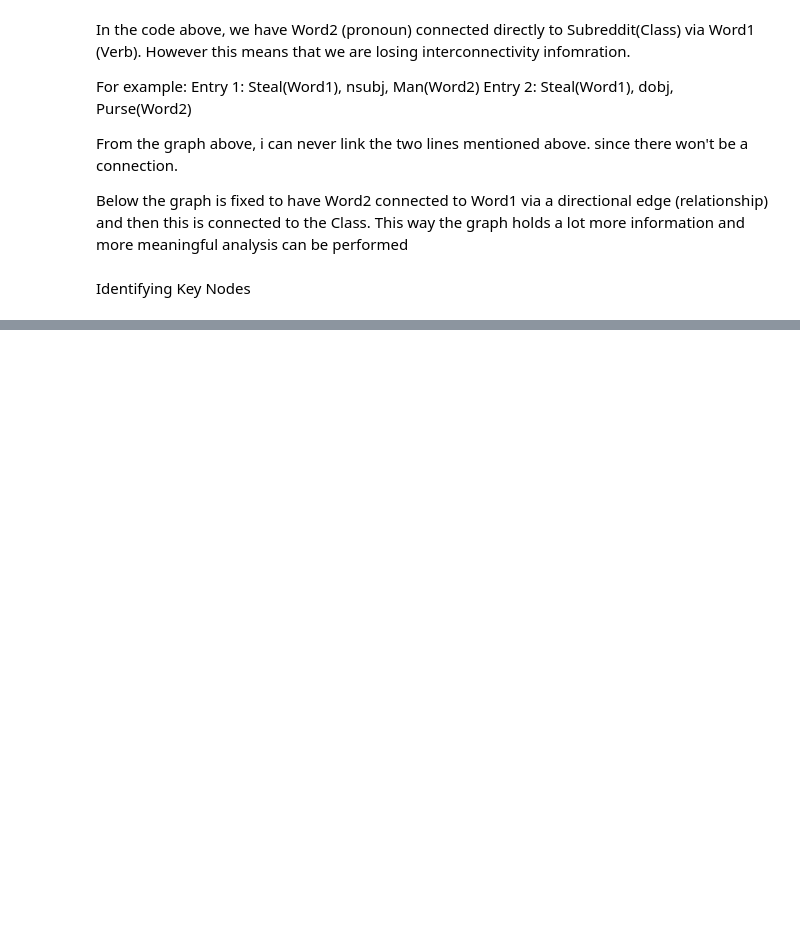
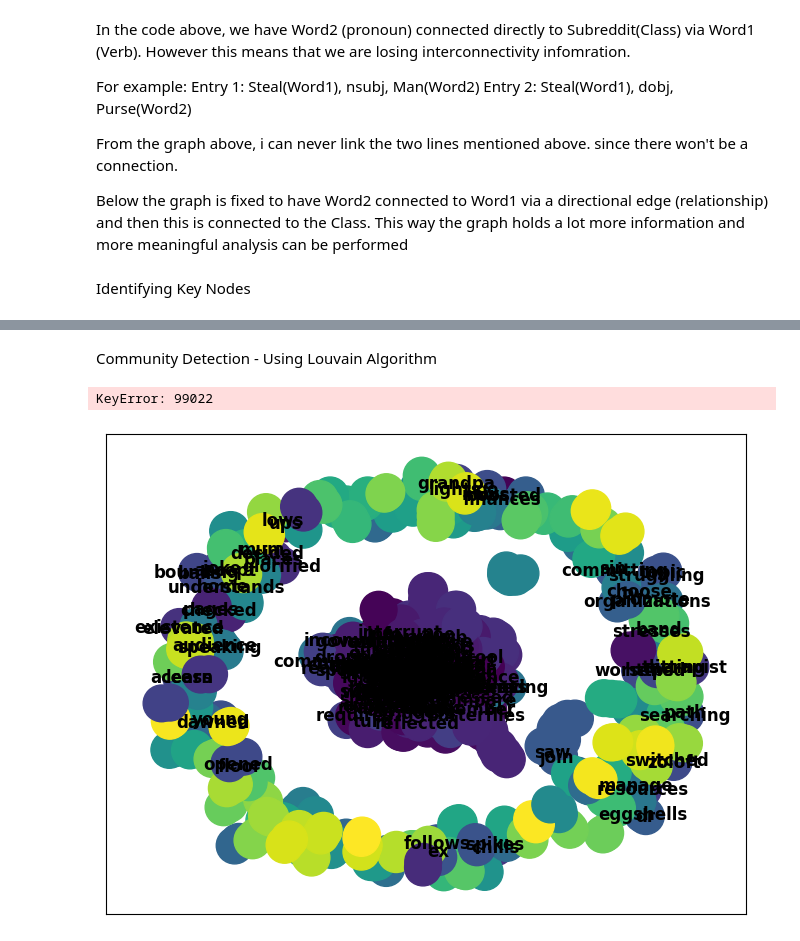
Before and after one commit to BigDataAssignment/mining-large-scale-data, a Jupyter notebook: GraphBuilding.ipynb, the cells around one changed output, grey strips where cells are left out. Cells and saved outputs as stored; diff of their text form; code cells hidden in the pictures; blank space fills up the shorter version.

```diff
--- a/GraphBuilding.ipynb
+++ b/GraphBuilding.ipynb
@@ -189,0 +254,42 @@ Identifying Key Nodes
+# %% [markdown]
+Community Detection - Using Louvain Algorithm
+# %%
+import community
+
+# Cypher query to get nodes and their labels, excluding nodes of type "Mental_Health_Disorder"
+query = """
+MATCH (n)
+WHERE NOT n:Mental_Health_Disorder
+RETURN id(n) as id, n.name as label
+"""
+
+result = graph.run(query)
+node_labels = {record['id']: record['label'] for record in result}
+
+# Cypher query to get relationships and their nodes, excluding nodes of type "Mental_Health_Disorder"
+query = """
+MATCH (n)-[r]->(m)
+WHERE NOT n:Mental_Health_Disorder AND NOT m:Mental_Health_Disorder
+RETURN id(n) as source, id(m) as target
+"""
+
+result = graph.run(query)
+edges = [(record['source'], record['target']) for record in result]
+
+# Create a networkx graph from the edges
+G = nx.Graph(edges)
+
+# Perform Louvain community detection
+partition = community.best_partition(G)
+
+# Filter nodes that have positions in the layout
+pos_filtered = {node_id: pos[node_id] for node_id in pos if node_id in partition}
+
+# Draw the graph with communities color-coded
+cmap = plt.cm.get_cmap('viridis', max(partition.values()) + 1)
+nx.draw(G, pos=pos_filtered, node_color=list(partition.values()), cmap=cmap, with_labels=True, labels=node_labels, font_weight='bold', node_size=700)
+plt.title('Community Detection (Excluding Mental_Health_Disorder)')
+plt.show()
+# %% [output]
+KeyError: 99022
+[figure, added]
```
Also changed, not shown: parts of 2 cells of this notebook, 1 other file.
